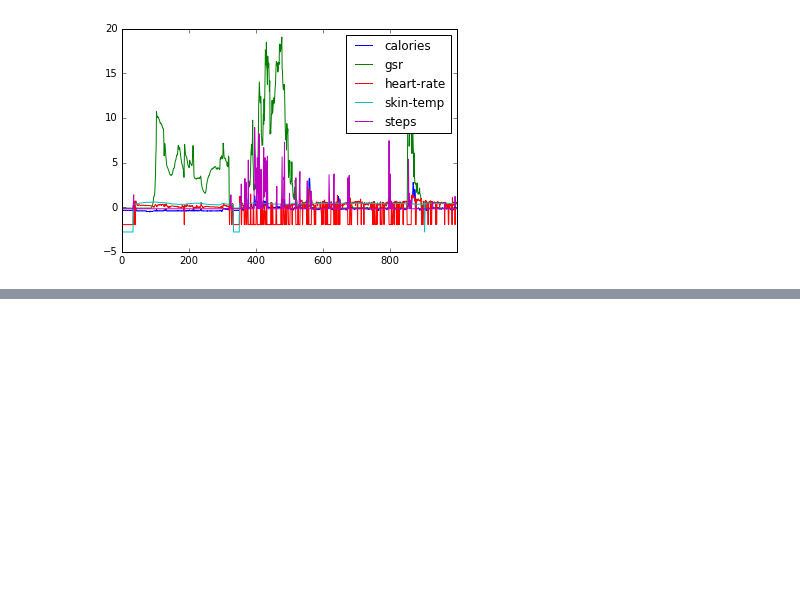
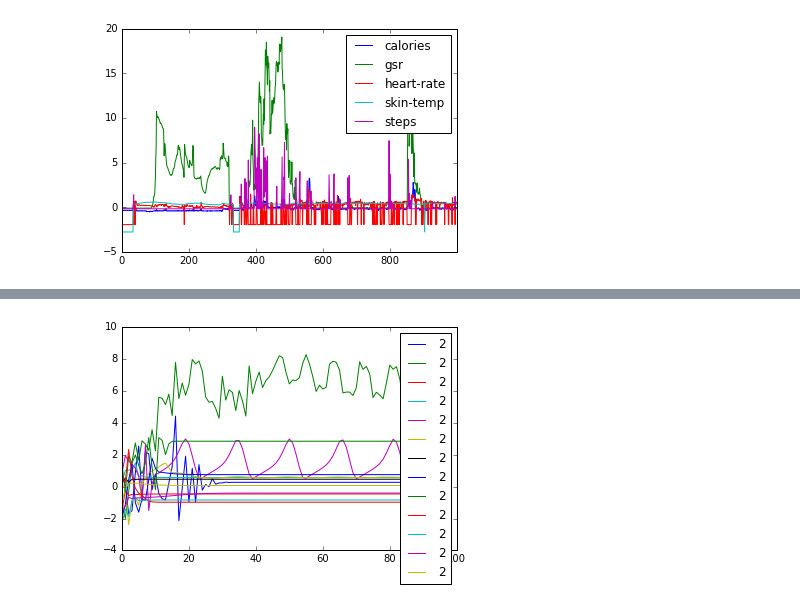
Before and after one commit to arasdar/DL, a Jupyter notebook: DRNN-smartwatch.ipynb, the cells around one changed output, grey strips where cells are left out. Cells and saved outputs as stored; diff of their text form; code cells hidden in the pictures; blank space fills up the shorter version.

```diff
--- a/DRNN-smartwatch.ipynb
+++ b/DRNN-smartwatch.ipynb
@@ -308,0 +311,7 @@ plt.legend()
+# %%
+# # Displaying the predictionspred = np.array(net.predictions)
+for idx in range(13):
+    plt.plot(pred[idx, :, :, 2], label='2')
+    plt.legend()
+# %% [output]
+[figure, added]
```
Also changed, not shown: parts of 10 cells of this notebook.
